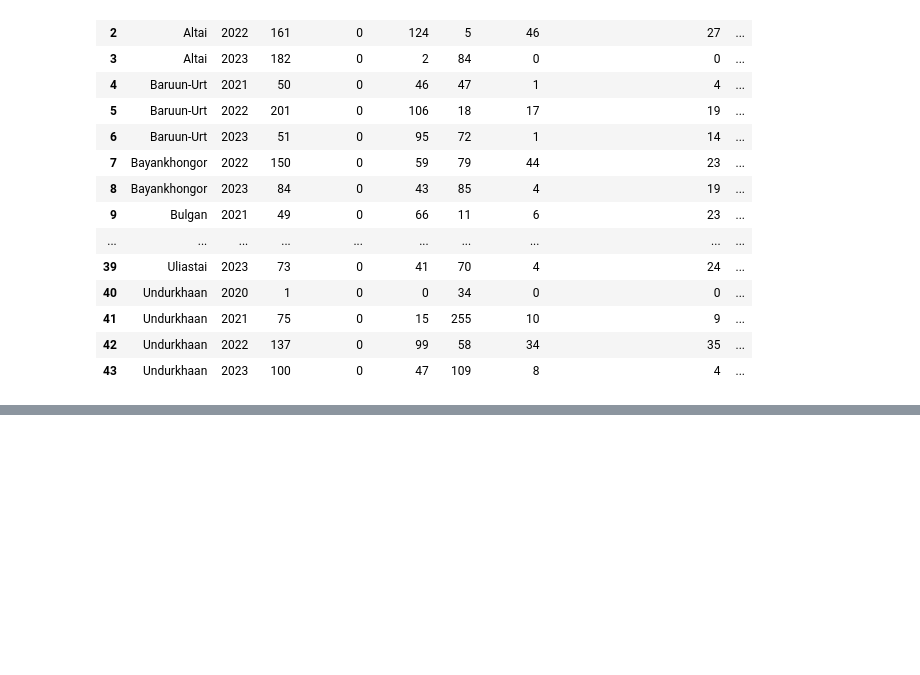
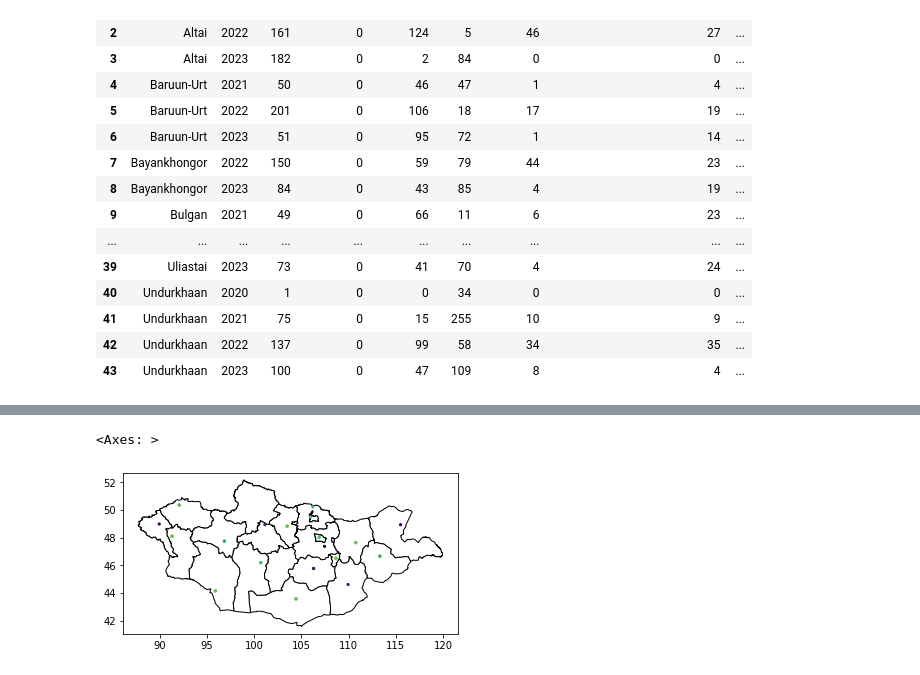
Before and after one commit to Puturbold/SOA-Breathe-Mongolia, a Jupyter notebook: Visual.ipynb, the cells around one changed output, grey strips where cells are left out. Cells and saved outputs as stored; diff of their text form; code cells hidden in the pictures; blank space fills up the shorter version.

```diff
--- a/Visual.ipynb
+++ b/Visual.ipynb
@@ -93,0 +115,11 @@ mng_shp.plot()
+# %%
+merged_df = mng_shp.merge(AQI_final, left_on = ['ADM2_MN', 'ADM1_MN'], right_on = ['sum_mn', 'aimag_mng'], how='inner')
+
+#print(merged_df)
+
+base = mng_bd.plot(color='white', edgecolor='black')
+
+merged_df.plot(ax=base, marker='o', column='Total Count', markersize=5)
+# %% [output]
+<Axes: >
+[figure, added]
```
Also changed, not shown: parts of 11 cells of this notebook, 5 other files.
